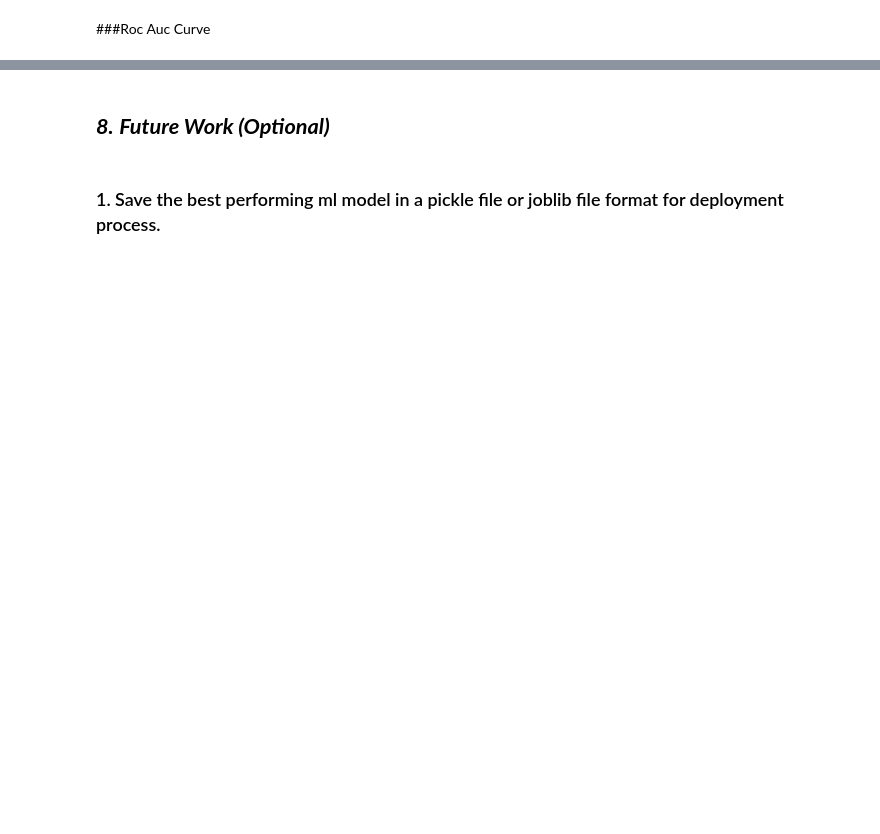
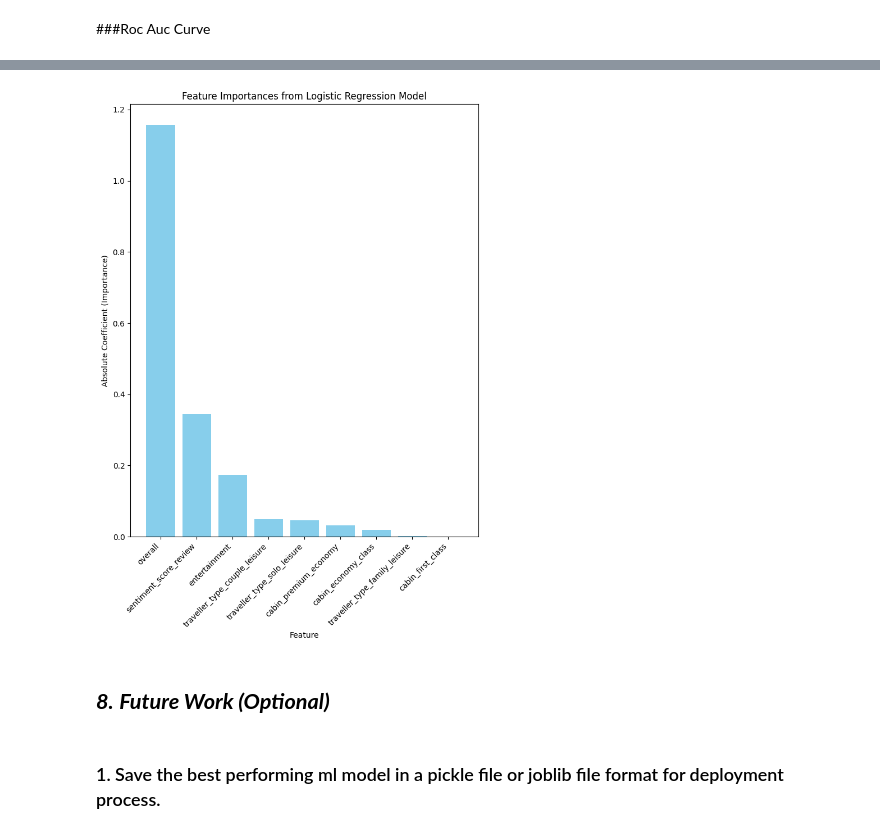
Before and after one commit to rashmi0852/Airline_Passenger_Refferal_Prediction, a Jupyter notebook: Airline_Referal.ipynb, the cells around one changed output, grey strips where cells are left out. Cells and saved outputs as stored; diff of their text form; code cells hidden in the pictures; blank space fills up the shorter version.

```diff
--- a/Airline_Referal.ipynb
+++ b/Airline_Referal.ipynb
@@ -1680,26 +1726,18 @@ pandas.core.frame.DataFrame
 target_encoder=LabelEncoder()
 y=target_encoder.fit_transform(y)
 # %%
-#Encode independent variables
+#Independent columns encoding
 
-# Create a ColumnTransformer for OneHotEncoder
+# Create a ColumnTransformer
 column_transformer = ColumnTransformer(
     transformers=[
-        ('onehot', OneHotEncoder(drop='first'), ['traveller_type', 'cabin'])
+        ('onehot', OneHotEncoder(drop='first', sparse=False), [1,2])
     ],
     remainder='passthrough'
 )
 
 # Apply the transformation to the DataFrame
-encoded_data = column_transformer.fit_transform(X)
-
-# Get the one-hot encoded feature names
-one_hot_encoded_columns = (column_transformer.named_transformers_['onehot']
-                           .get_feature_names_out(input_features=['traveller_type', 'cabin']))
-
-# Combine the one-hot encoded features with X columns
-X = pd.DataFrame(encoded_data, columns=list(one_hot_encoded_columns)
-                           + X.columns[len(['traveller_type', 'cabin']):].tolist())
+X = column_transformer.fit_transform(X)
 # %%
 pd.DataFrame(y).head()
 # %% [output]
@@ -2693,3 +2608,35 @@ Answer Here.
+# %%
+# Logistic regression with best parameters implementation
+best_model = LogisticRegression(C=0.001,random_state=42)
+
+# Train the model
+best_model.fit(X_train, y_train)
+
+# Get feature coefficients (importances)
+coefficients = best_model.coef_[0]
+
+#define indepent features
+independent=["traveller_type_couple_leisure","traveller_type_family_leisure","traveller_type_solo_leisure",
+              "cabin_economy_class","cabin_first_class","cabin_premium_economy",
+              "overall","entertainment","sentiment_score_review"]
+
+# Create a DataFrame to associate features with their coefficients
+importances_df = pd.DataFrame({'Feature': independent, 'Coefficient': coefficients})
+
+# Sort the features by absolute coefficient value (importance)
+importances_df['Abs_Coefficient'] = importances_df['Coefficient'].abs()
+importances_df = importances_df.sort_values(by='Abs_Coefficient', ascending=False)
+
+# Create a vertical bar plot to visualize feature importances
+plt.figure(figsize=(8, 10))
+plt.bar(importances_df['Feature'], importances_df['Abs_Coefficient'], color='skyblue')
+plt.xlabel('Feature')
+plt.ylabel('Absolute Coefficient (Importance)')
+plt.title('Feature Importances from Logistic Regression Model')
+plt.xticks(rotation=45, ha="right")
+plt.show()
+# %% [output]
+[figure, added]
 # %% [markdown]
 ## ***8.*** ***Future Work (Optional)***
 # %% [markdown]
```
Also changed, not shown: parts of 85 cells of this notebook.
